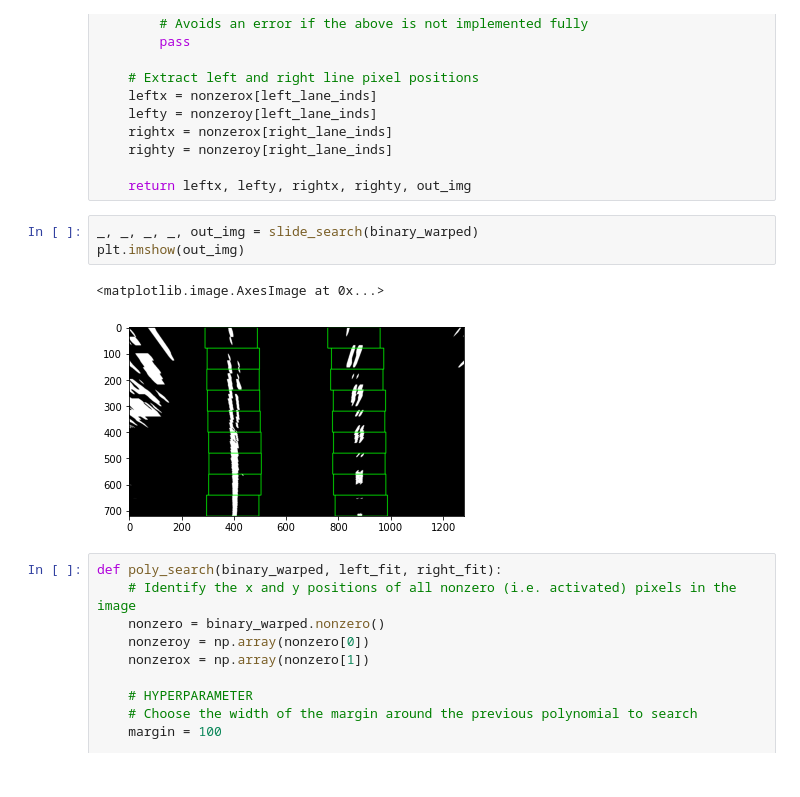
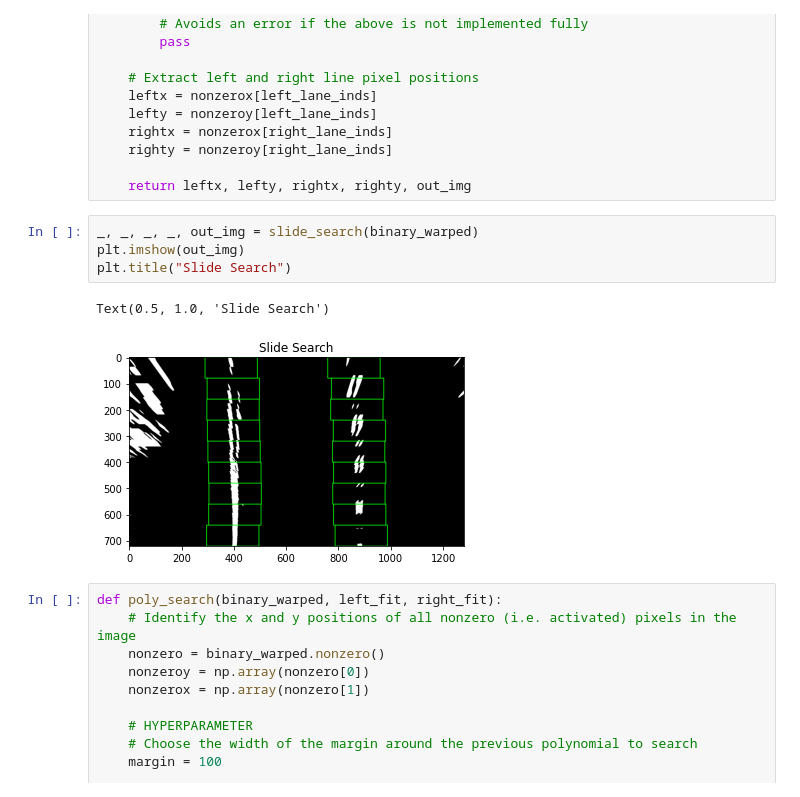
Before and after one commit to SaAmiBo/CarND-Advanced-Lane-Lines, a Jupyter notebook: Code/Pipeline.ipynb, the cells around one changed output. Cells and saved outputs as stored; diff of their text form.

```diff
--- a/Code/Pipeline.ipynb
+++ b/Code/Pipeline.ipynb
@@ -221,9 +225,10 @@ def slide_search(binary_warped):
 # %%
 _, _, _, _, out_img = slide_search(binary_warped)
 plt.imshow(out_img)
+plt.title("Slide Search")
 # %% [output]
-<matplotlib.image.AxesImage at 0x...>
+Text(0.5, 1.0, 'Slide Search')
-[figure, old version]
+[figure, new version]
 # %%
 def poly_search(binary_warped, left_fit, right_fit):
     # Identify the x and y positions of all nonzero (i.e. activated) pixels in the image
```
Also changed, not shown: parts of 3 cells of this notebook, 2 other files.
